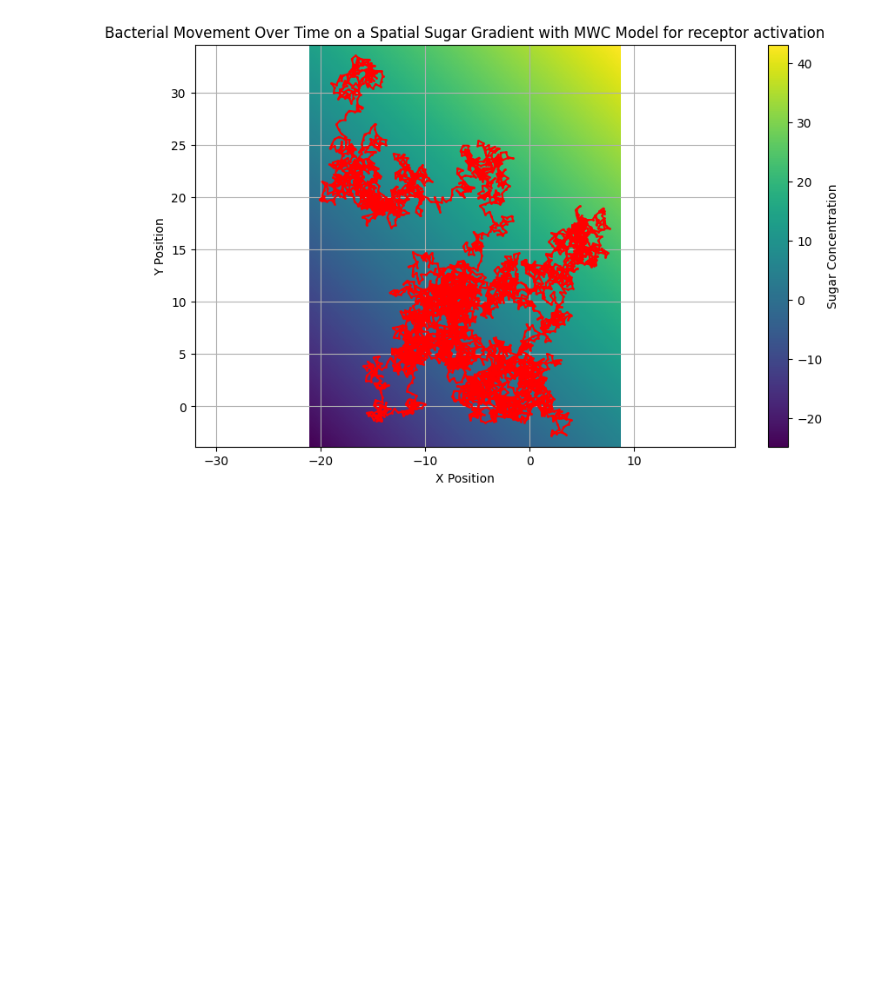
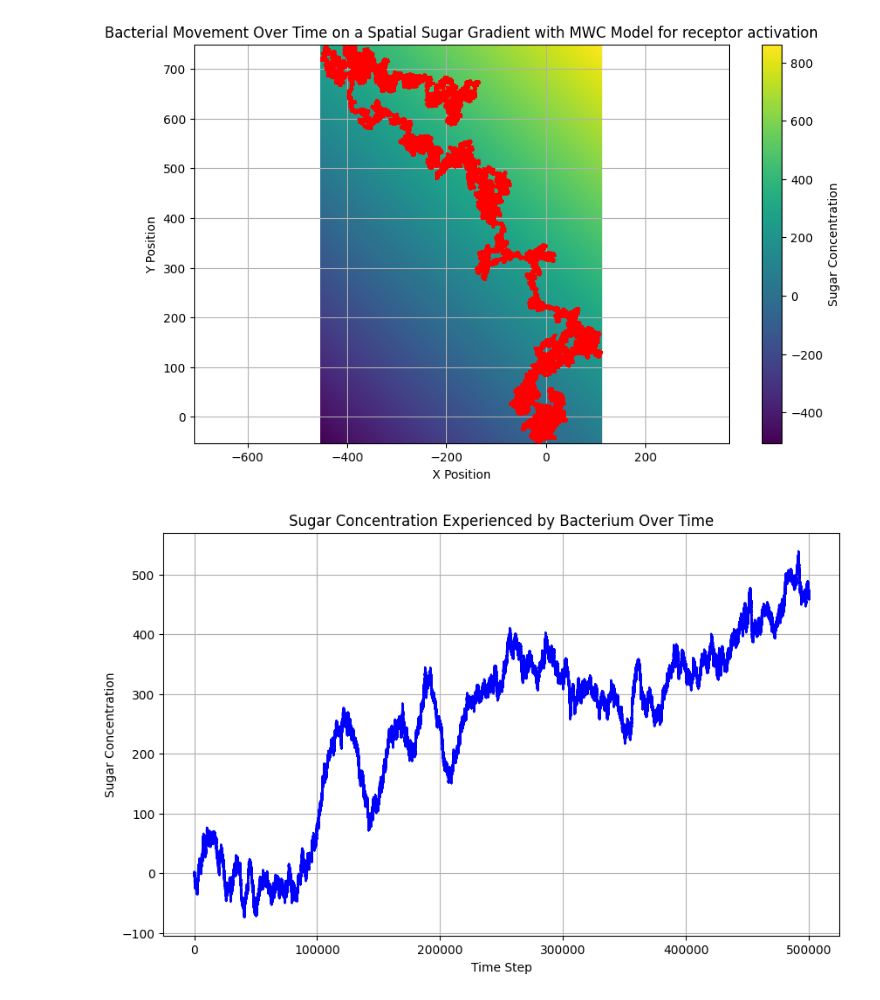
Before and after one commit to blyxem/Chemotaxis, a Jupyter notebook: sim.ipynb, the cells around one changed output. Drawn from its saved outputs; the diff is of its cells as text; code cells hidden in the pictures; blank space fills up the shorter version.

```diff
--- a/sim.ipynb
+++ b/sim.ipynb
@@ -76,4 +4,6 @@ plt.show()
 # %%
+### linear gradient
+
 def sugar_concentration(positions):
     "Calculate the sugar concentration based on position."
     return (positions[0] + positions[1])
@@ -102,58 +32,70 @@ def choose_new_direction():
 def simulate_movement(duration, L, n, K_active, K_inactive, initial_position, step_size=0.5):
     "Simulate bacterial movement"
     positions = [np.array(initial_position)]
+    sugar_concentrations = [sugar_concentration(initial_position)]
     time_step = 0.1
-    current_time = 0
+    steps = int(duration / time_step)  # Calculate the number of steps based on the time step
     direction = np.pi/4
 
-    while current_time <= duration:
+    for _ in range(steps):
         position = positions[-1]
         if len(positions) > 1:
             tumble_probability = compute_tumble_probability(L, n, K_active, K_inactive, position, positions[-2])
         else:
-            tumble_probability = 0.99  # Initial probability without prior data
+            tumble_probability = 0.99  # High initial tumble probability to simulate initial exploration
 
         if np.random.rand() < tumble_probability:
             direction = choose_new_direction()
+
         new_position = position + step_size * np.array([np.cos(direction), np.sin(direction)])
         positions.append(new_position)
-        current_time += time_step
+        sugar_concentrations.append(sugar_concentration(new_position))  # Record the sugar concentration at new position
 
-    return np.array(positions)
+    return np.array(positions), sugar_concentrations
 
 # Parameters
 ### S = the ligand (sugar) concentration
 L = 10  # Equilibrium constant between R and T states without ligand
 n = 5  # Number of binding sites
 K_active = 1  # Dissociation constant for active state
 K_inactive = 10  # Dissociation constant for inactive state
-duration = 500  # Simulation duration in arbitrary units
+duration = 50000  # Simulation duration in arbitrary units
 initial_position = [0, 0]  # Starting position
 
 # Run simulation
-positions = simulate_movement(duration, L, n, K_active, K_inactive, initial_position)
+positions, sugar_concentrations = simulate_movement(duration, L, n, K_active, K_inactive, initial_position)
 
 # Plotting
 plt.figure(figsize=(10, 6))
 # Generate a mesh grid for the background concentration levels
 x = np.linspace(min(positions[:, 0]) - 1, max(positions[:, 0]) + 1, 400)
 y = np.linspace(min(positions[:, 1]) - 1, max(positions[:, 1]) + 1, 400)
 X, Y = np.meshgrid(x, y)
 Z = sugar_concentration([X, Y])
 
 plt.pcolormesh(X, Y, Z, shading='auto', cmap='viridis')
 plt.colorbar(label='Sugar Concentration')
 plt.plot(positions[:, 0], positions[:, 1], marker='o', markersize=1, color='red')
 plt.title('Bacterial Movement Over Time on a Spatial Sugar Gradient with MWC Model for receptor activation')
 plt.xlabel('X Position')
 plt.ylabel('Y Position')
 plt.axis('equal')
 plt.grid(True)
 plt.show()
 
-#plot concentration values over the time trajectory
+plt.figure(figsize=(10, 6))
+plt.plot(sugar_concentrations, marker='o', linestyle='-', markersize=0.1, color='blue')
+plt.title('Sugar Concentration Experienced by Bacterium Over Time')
+plt.xlabel('Time Step')
+plt.ylabel('Sugar Concentration')
+plt.grid(True)
+plt.show()
+
 #shallow (slow exponential) vs linear gradient
 #zhu, shimizu, berg (model)
+
 #A1100
+#monday, talk at 12:00
 # %% [output]
-[figure, old version]
+[figure, new version]
+[figure, added]
```
Also changed, not shown: parts of 2 cells of this notebook, 1 other file.
